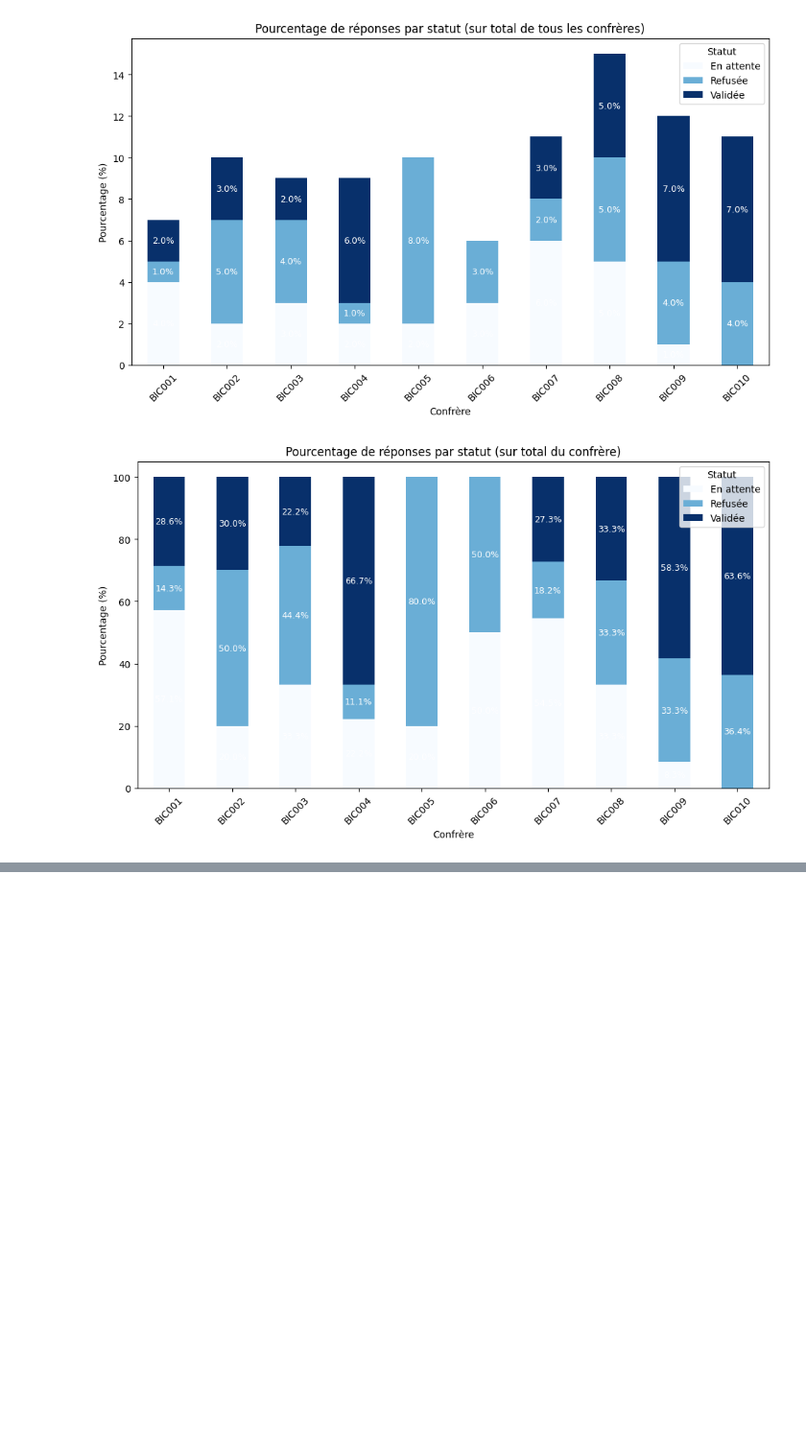
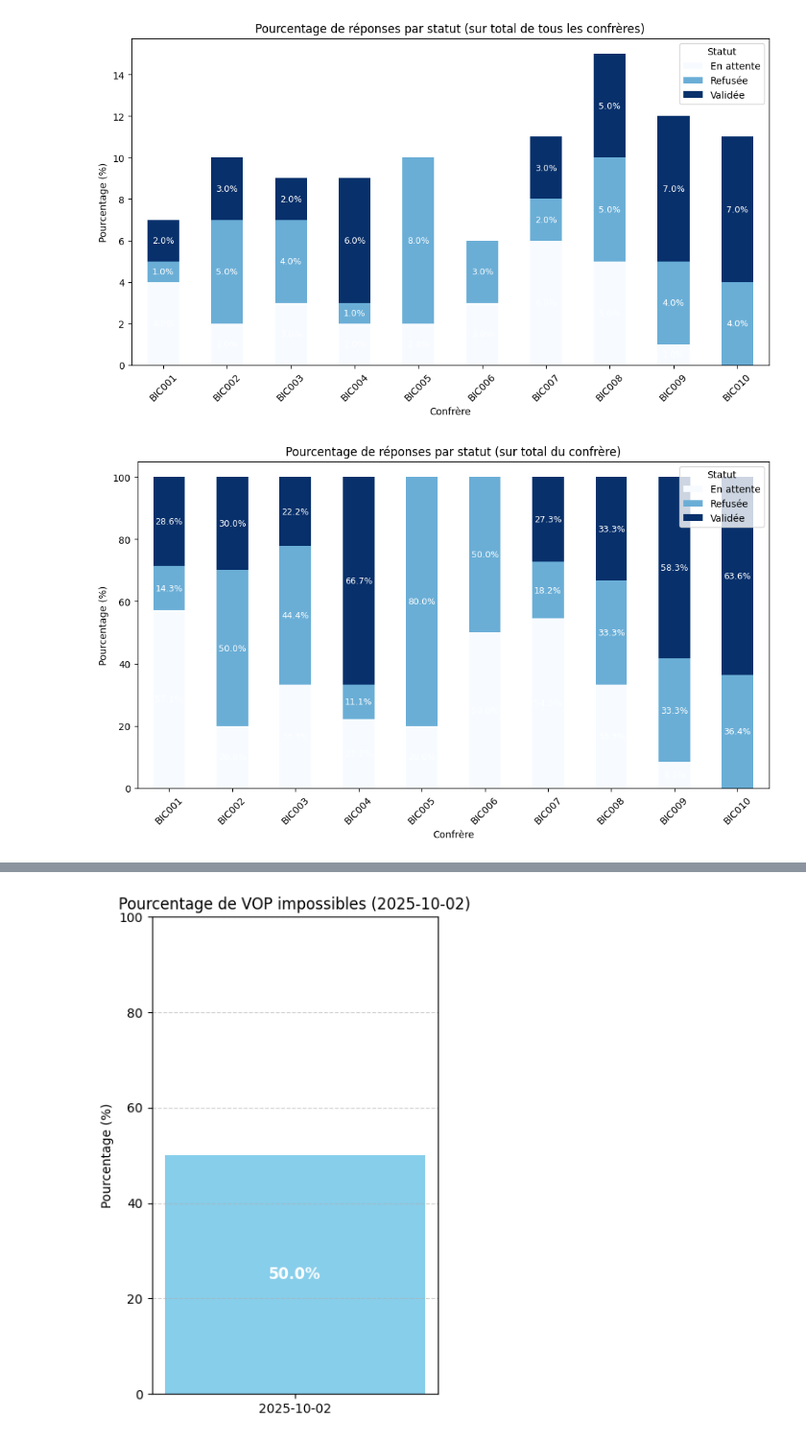
Before and after one commit to Maria-lin/How-to-make-notebook-in-dataiku, a Jupyter notebook: untitled15.ipynb, the cells around one changed output, grey strips where cells are left out. Shown at 96% size. Drawn from its saved outputs; the diff is of its cells as text; code cells hidden in the pictures; blank space fills up the shorter version.

```diff
--- a/untitled15.ipynb
+++ b/untitled15.ipynb
@@ -2356,0 +2304,81 @@ def plot_vop_jour(stats):
+# %%
+import pandas as pd
+import numpy as np
+import matplotlib.pyplot as plt
+from datetime import date, timedelta
+
+# ----------------------------
+# 1. Création d'un mini jeu de données
+# ----------------------------
+np.random.seed(42)
+jours = [date.today() - timedelta(days=i) for i in range(10)]
+
+data = []
+for d in jours:
+    for _ in range(np.random.randint(8, 15)):
+        bic_donneur = "PSSTFRPPXXX" if np.random.rand() > 0.2 else "AUTREBIC123"
+        bic_teneur = "AUTREBIC123" if bic_donneur == "PSSTFRPPXXX" else "PSSTFRPPXXX"
+        statut = np.random.choice(["NOAP", "ACCP", "RJCT"], p=[0.3, 0.5, 0.2])
+        motif = "FOO4" if (statut == "NOAP" and np.random.rand() > 0.5) else "AUTRE"
+        data.append([d, bic_donneur, bic_teneur, statut, motif])
+
+df = pd.DataFrame(data, columns=["date", "bic_donneur_ordre", "bic_teneur_compte", "statut", "motif"])
+
+# ----------------------------
+# 2. Calcul pour une seule date
+# ----------------------------
+def calcul_vop_jour(df, en_date):
+    """
+    Calcule le pourcentage de VOP impossibles pour une date donnée.
+    """
+    df_filtre = df[(df["bic_donneur_ordre"] == "PSSTFRPPXXX") &
+                   (df["bic_teneur_compte"] != "PSSTFRPPXXX") &
+                   (df["date"] == en_date)]
+
+    total = len(df_filtre)
+    vop = len(df_filtre[(df_filtre["statut"] == "NOAP") & (df_filtre["motif"] == "FOO4")])
+    pct = (vop / total * 100) if total > 0 else 0
+
+    stats = pd.DataFrame([[en_date, round(pct, 2), total]], columns=["date", "pourcentage", "nb_total"])
+    return stats
+
+# ----------------------------
+# 3. Bar plot pour une seule date
+# ----------------------------
+def plot_vop_jour(stats):
+    """
+    Crée un bar plot pour une date avec le pourcentage écrit sur la barre.
+    """
+    plt.figure(figsize=(4,6))
+    x_label = stats["date"][0].strftime("%Y-%m-%d")  # <-- correction ici
+    y_value = stats["pourcentage"][0]
+
+    bar = plt.bar(x_label, y_value, color="skyblue", width=0.5)
+
+    # Écrire la valeur sur la barre
+    plt.text(
+        bar[0].get_x() + bar[0].get_width()/2,
+        y_value/2,
+        f"{y_value:.1f}%",
+        ha="center",
+        va="center",
+        fontsize=12,
+        fontweight="bold",
+        color="white"
+    )
+
+    plt.title(f"Pourcentage de VOP impossibles ({x_label})")
+    plt.ylabel("Pourcentage (%)")
+    plt.ylim(0, 100)
+    plt.grid(axis='y', linestyle="--", alpha=0.6)
+    plt.tight_layout()
+    plt.show()
+
+# ----------------------------
+# 4. Exemple d'utilisation
+# ----------------------------
+en_date = date.today()
+stats_jour = calcul_vop_jour(df, en_date)
+print(stats_jour)
+plot_vop_jour(stats_jour)
+# %% [output]
@@ -2356,0 +2387 @@ def plot_vop_jour(stats):
+[figure, added]
```
Also changed, not shown: parts of 2 cells of this notebook.
